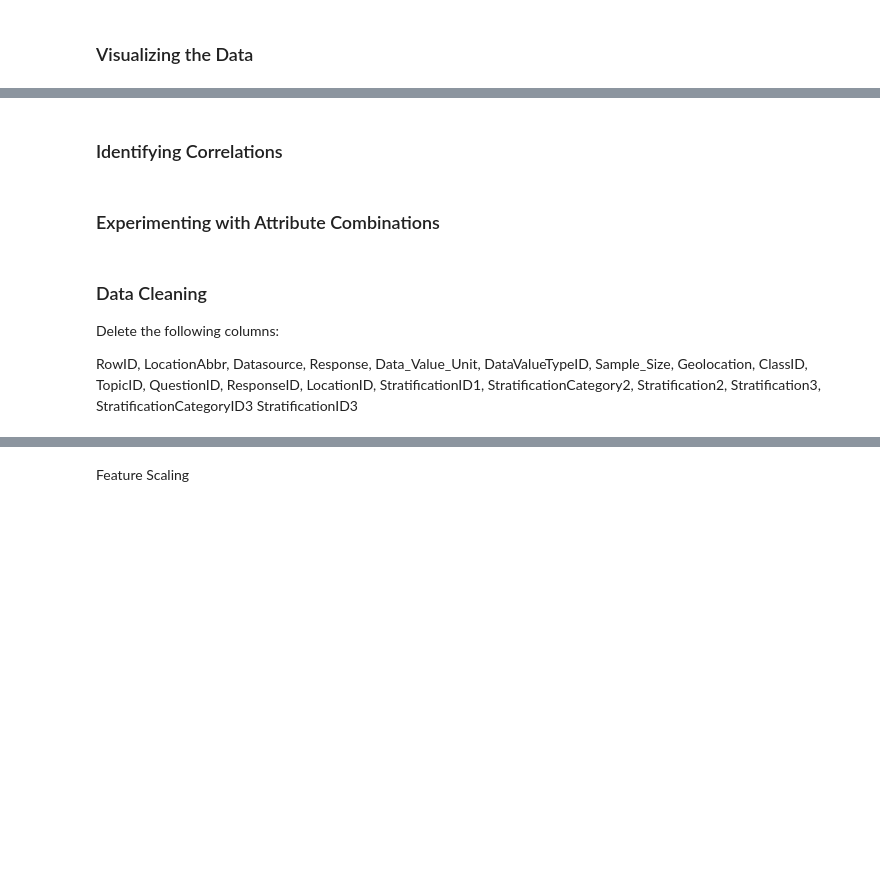
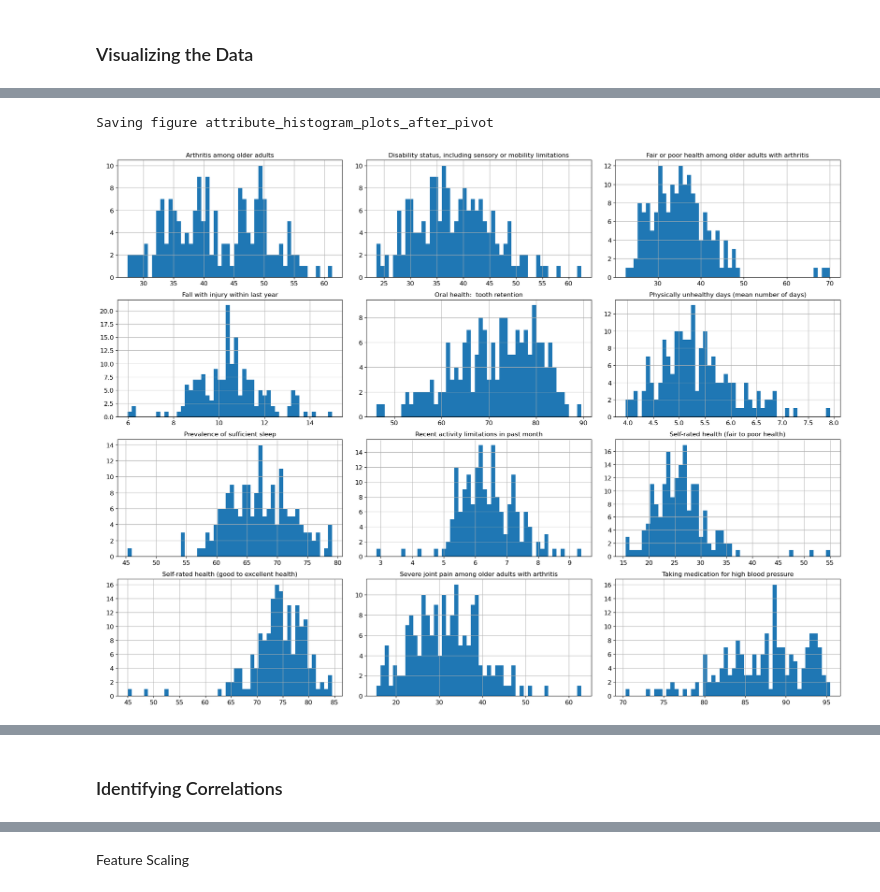
Before and after one commit to ashleythorlin/Risk-Prediction-For-Alzheimers, a Jupyter notebook: DatasetAfterPreprocessing.ipynb, the cells around one changed output, grey strips where cells are left out. Cells and saved outputs as stored; diff of their text form; code cells hidden in the pictures; blank space fills up the shorter version.

```diff
--- a/DatasetAfterPreprocessing.ipynb
+++ b/DatasetAfterPreprocessing.ipynb
@@ -74,0 +97,12 @@ plt.show()
+# %%
+columns_drop = [
+    'RowId', 'LocationAbbr', 'Datasource', 'Response', 'Data_Value_Unit',
+    'DataValueTypeID', 'Sample_Size', 'Geolocation', 'ClassID', 'TopicID',
+    'QuestionID', 'ResponseID', 'LocationID', 'StratificationID1',
+    'StratificationCategory2', 'Stratification2', 'Stratification3',
+    'StratificationCategoryID3', 'StratificationID3', 'Report', 'Question',
+    'Data_Value_Alt', 'StratificationCategory3','StratificationCategoryID1', 'StratificationCategory1'
+    ]
+# change the column Stratification1 to Age group & drop the columns that are not needed
+alzheimers_clean = alzheimers.drop(labels=columns_drop, axis=1).rename(columns={'Stratification1': 'AgeGroup'})
+alzheimers_clean.head()
@@ -74,0 +140,17 @@ plt.show()
+# %%
+alzheimers_dfs = [overall_health, mental_health, smoking_alcohol, screenings_vaccines, nutrition, caregiving, cognitive_decline]
+
+for i in range(len(alzheimers_dfs)):
+    alzheimers_dfs[i] = pd.pivot_table(alzheimers_dfs[i],
+                        values='Data_Value',
+                        index=['LocationDesc','AgeGroup'],
+                        columns='Topic',)
+    alzheimers_dfs[i] = alzheimers_dfs[i].reset_index()
+# plot the data
+alzheimers_dfs[0].hist(bins=50, figsize=(20,15))
+save_fig("attribute_histogram_plots_after_pivot")
+plt.show()
+alzheimers_dfs[0].head()
+# %% [output]
+Saving figure attribute_histogram_plots_after_pivot
+[figure, added]
@@ -75,10 +163,2 @@ plt.show()
 # %% [markdown]
 ### Identifying Correlations
-# %% [markdown]
-### Experimenting with Attribute Combinations
-# %% [markdown]
-### Data Cleaning
-
-Delete the following columns:
-
-RowID, LocationAbbr, Datasource, Response, Data_Value_Unit, DataValueTypeID, Sample_Size, Geolocation, ClassID, TopicID, QuestionID, ResponseID, LocationID, StratificationID1, StratificationCategory2, Stratification2, Stratification3, StratificationCategoryID3 StratificationID3
```
Also changed, not shown: parts of 20 cells of this notebook, 3 other files.
